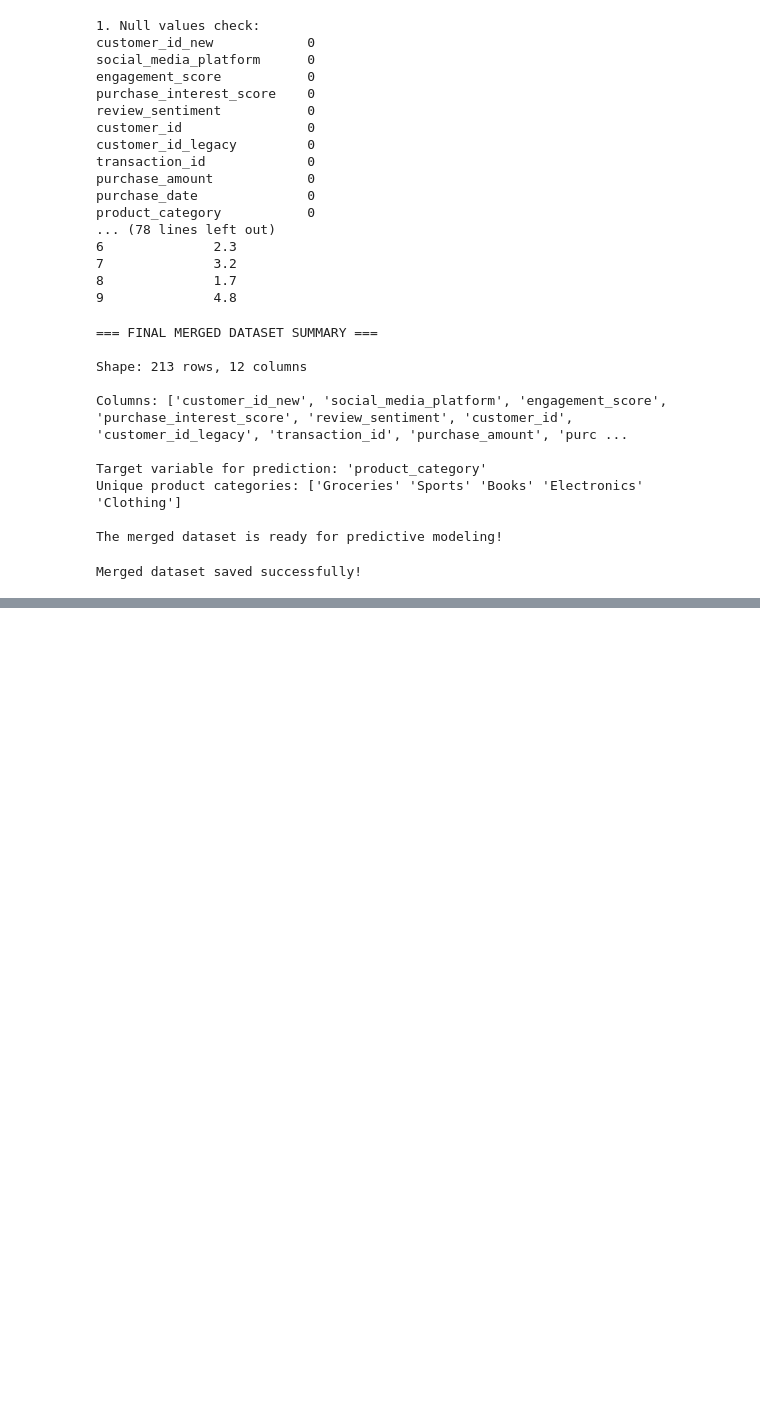
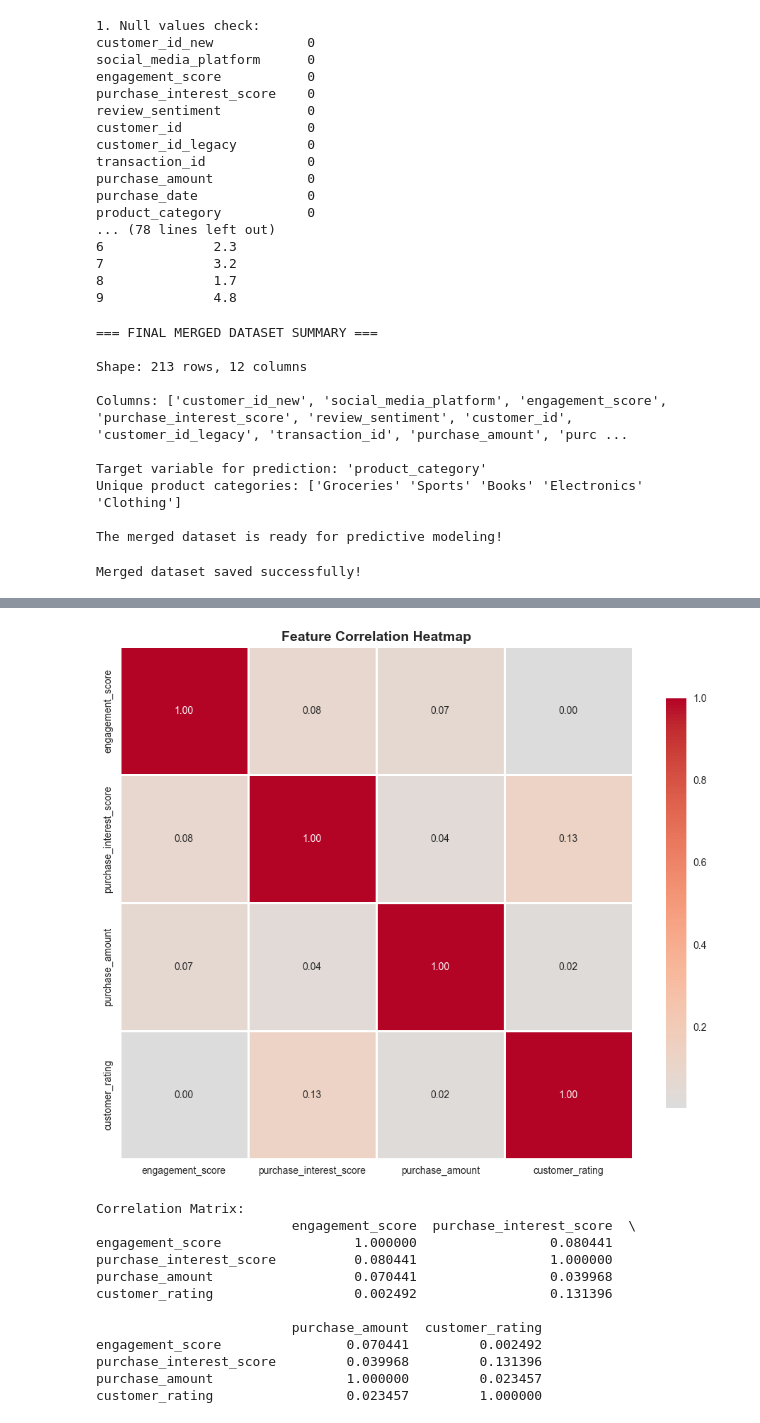
Before and after one commit to aubert-gloire/Group_5_Multimodal-Data-Preprocessing-Assignment, a Jupyter notebook: Notebook/merge_datasets.ipynb, the cells around one changed output, grey strips where cells are left out. Drawn from its saved outputs; the diff is of its cells as text; code cells hidden in the pictures; blank space fills up the shorter version.

```diff
--- a/Notebook/merge_datasets.ipynb
+++ b/Notebook/merge_datasets.ipynb
@@ -244,0 +336,29 @@ Merged dataset saved successfully!
+# %%
+# Correlation Heatmap
+fig, ax = plt.subplots(figsize=(10, 8))
+
+numeric_cols = ['engagement_score', 'purchase_interest_score', 'purchase_amount', 'customer_rating']
+correlation = merged_data[numeric_cols].corr()
+
+sns.heatmap(correlation, annot=True, fmt='.2f', cmap='coolwarm', center=0,
+            square=True, linewidths=1, cbar_kws={"shrink": 0.8}, ax=ax)
+ax.set_title('Feature Correlation Heatmap', fontsize=14, fontweight='bold')
+plt.tight_layout()
+plt.show()
+
+print("\nCorrelation Matrix:")
+print(correlation)
+# %% [output]
+[figure, added]
+Correlation Matrix:
+                         engagement_score  purchase_interest_score  \
+engagement_score                 1.000000                 0.080441
+purchase_interest_score          0.080441                 1.000000
+purchase_amount                  0.070441                 0.039968
+customer_rating                  0.002492                 0.131396
+
+                         purchase_amount  customer_rating
+engagement_score                0.070441         0.002492
+purchase_interest_score         0.039968         0.131396
+purchase_amount                 1.000000         0.023457
+customer_rating                 0.023457         1.000000
```
Also changed, not shown: parts of 5 cells of this notebook.
